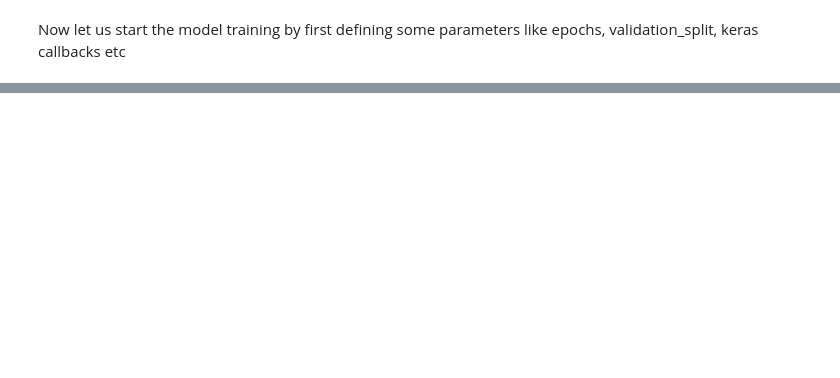
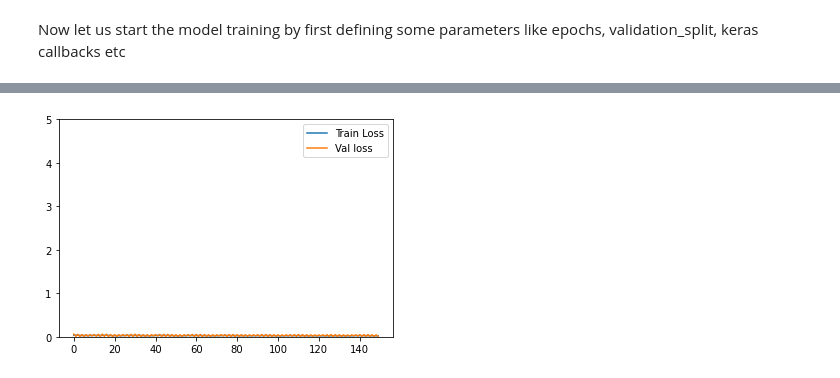
Before and after one commit to Kapoorlabs-paris/goodplacedeeplearning, a Jupyter notebook: PredictResponseStimuli/Time_series_prediction.ipynb, the cells around one changed output, grey strips where cells are left out. Cells and saved outputs as stored; diff of their text form; code cells hidden in the pictures; blank space fills up the shorter version.

Commit message:
simple training mirror

```diff
--- a/PredictResponseStimuli/Time_series_prediction.ipynb
+++ b/PredictResponseStimuli/Time_series_prediction.ipynb
@@ -40,10 +40,7 @@ response_data = pd.read_csv("../stimuli_response_data/stimuli.csv")
 response_data_tuple = response_data.to_numpy()
 response_data_array = np.asarray(response_data_tuple)
 type(response_data_array)
-response_data_array = np.reshape(response_data_array, (response_data_array.shape[1], response_data_array.shape[0], 1))
-for i in range(response_data_array.shape[0]):
-    mean, std = response_data_array[i,:,:].mean(axis = 0), response_data_array[i,:,:].std(axis = 0)
-    response_data_array[i,:,:] = ( response_data_array[i,:,:] - mean ) / std
+response_data_array = np.reshape(response_data_array, (response_data_array.shape[1], response_data_array.shape[0]))
 # %% [markdown]
 The dataset contains 4 colums of the stimuli and the first number represents the number of timepoints present in the data
 # %%
@@ -101,9 +91,10 @@ model_inline
 Now let us start the model training by first defining some parameters like epochs, validation_split, keras callbacks etc
 # %%
 
-model.fit(stimuli_data_array, response_data_array,
+history = model.fit(stimuli_data_array, response_data_array,
               batch_size=batch_size,
               epochs=epochs,
+              verbose = True,
               validation_split= validation_split,
               shuffle=True)
 # %% [output]
@@ -130,0 +118,13 @@ Epoch 10/10
+# %%
+def plot_history(history):
+  plt.figure()
+  plt.plot(history.epoch, np.array(history.history['mae']),
+           label='Train Loss')
+  plt.plot(history.epoch, np.array(history.history['val_mae']),
+           label = 'Val loss')
+  plt.legend()
+  plt.ylim([0, 5])
+
+plot_history(history)
+# %% [output]
+[figure, added]
```
Also changed, not shown: parts of 5 cells of this notebook, 1 other file.
